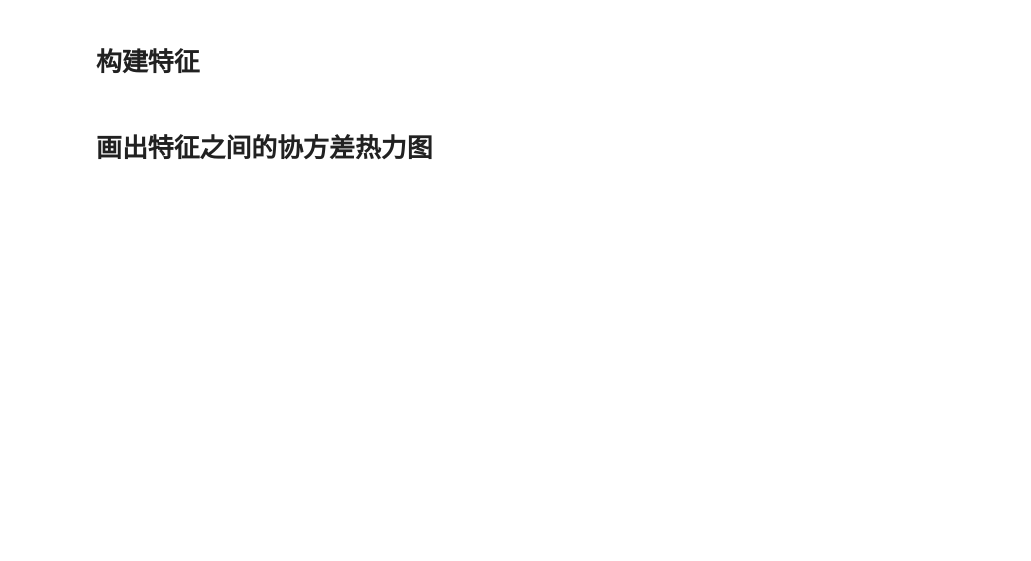
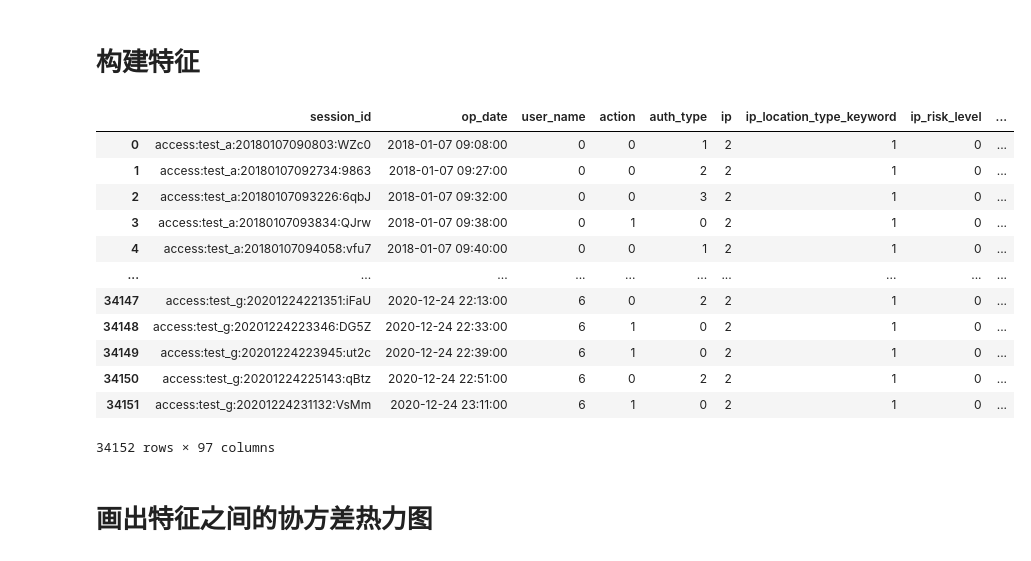
Before and after one commit to wgqcreeper/MachineLearningHomework, a Jupyter notebook: lgb_laofei.ipynb, the cells around one changed output. Saved outputs shown, nothing was run; the diff lists cells and outputs as text; code cells hidden in the pictures; blank space fills up the shorter version.

```diff
--- a/lgb_laofei.ipynb
+++ b/lgb_laofei.ipynb
@@ -115,2 +174,36 @@ cat_cols = ['action', 'auth_type', 'browser_type',
+# %%
+# 特征构建
+for f in ['ip', 'location', 'device_model', 'os_version', 'browser_version']:
+    data[f'user_{f}_nunique'] = data.groupby(['user_name'])[f].transform('nunique')
+for method in ['mean', 'max', 'min', 'std', 'sum', 'median']:
+    for col in ['user_name', 'ip', 'location', 'device_model', 'os_version', 'browser_version']:
+        data[f'ts_diff_{method}_' + str(col)] = data.groupby(col)['ts_diff'].transform(method)
+
+group_list = ['user_name','ip', 'location', 'device_model', 'os_version', 'browser_version', 'op_target']
+num_feature_list = ['ts_diff']
+for group in group_list:
+    for feature in num_feature_list:
+        tmp = data.groupby(group)[feature].agg([sum, min, max, np.mean]).reset_index()
+        tmp = pd.merge(data, tmp, on=group, how='left')
+        data['{}-mean_gb_{}'.format(feature, group)] = data[feature] - tmp['mean']
+        data['{}-min_gb_{}'.format(feature, group)] = data[feature] - tmp['min']
+        data['{}-max_gb_{}'.format(feature, group)] = data[feature] - tmp['max']
+        data['{}/sum_gb_{}'.format(feature, group)] = data[feature] / tmp['sum']
+# %%
+data
+# %% [output]
+|  | session_id | op_date | user_name | action | auth_type | ip | ip_location_type_keyword | ip_risk_level | ... |
+| 0 | access:test_a:20180107090803:WZc0 | 2018-01-07 09:08:00 | 0 | 0 | 1 | 2 | 1 | 0 | ... |
+| 1 | access:test_a:20180107092734:9863 | 2018-01-07 09:27:00 | 0 | 0 | 2 | 2 | 1 | 0 | ... |
+| 2 | access:test_a:20180107093226:6qbJ | 2018-01-07 09:32:00 | 0 | 0 | 3 | 2 | 1 | 0 | ... |
+| 3 | access:test_a:20180107093834:QJrw | 2018-01-07 09:38:00 | 0 | 1 | 0 | 2 | 1 | 0 | ... |
+| 4 | access:test_a:20180107094058:vfu7 | 2018-01-07 09:40:00 | 0 | 0 | 1 | 2 | 1 | 0 | ... |
+| ... | ... | ... | ... | ... | ... | ... | ... | ... | ... |
+| 34147 | access:test_g:20201224221351:iFaU | 2020-12-24 22:13:00 | 6 | 0 | 2 | 2 | 1 | 0 | ... |
+| 34148 | access:test_g:20201224223346:DG5Z | 2020-12-24 22:33:00 | 6 | 1 | 0 | 2 | 1 | 0 | ... |
+| 34149 | access:test_g:20201224223945:ut2c | 2020-12-24 22:39:00 | 6 | 1 | 0 | 2 | 1 | 0 | ... |
+| 34150 | access:test_g:20201224225143:qBtz | 2020-12-24 22:51:00 | 6 | 0 | 2 | 2 | 1 | 0 | ... |
+| 34151 | access:test_g:20201224231132:VsMm | 2020-12-24 23:11:00 | 6 | 1 | 0 | 2 | 1 | 0 | ... |
+34152 rows × 97 columns
 # %% [markdown]
 # 画出特征之间的协方差热力图
```
Also changed, not shown: parts of 21 cells of this notebook, 9 other files.
